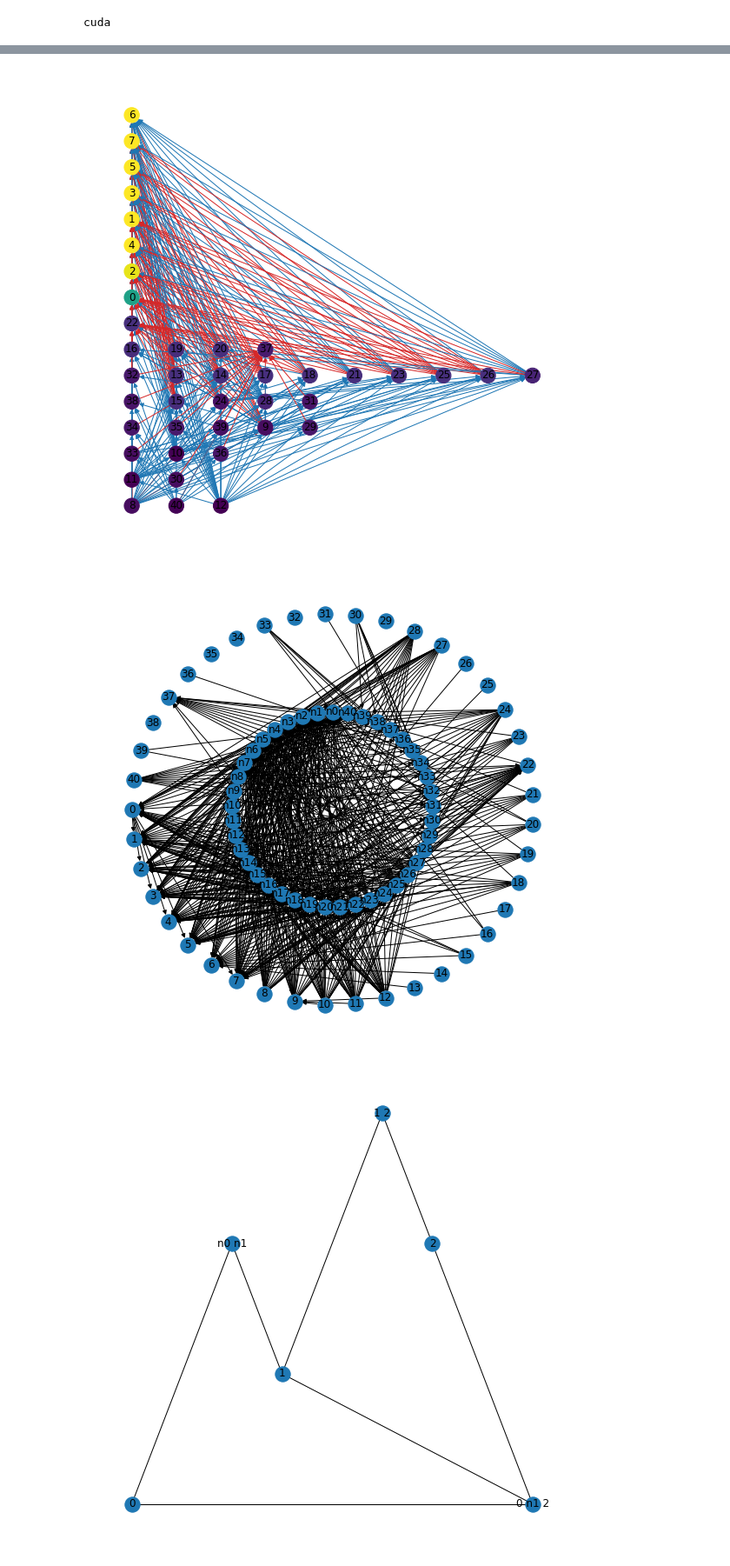
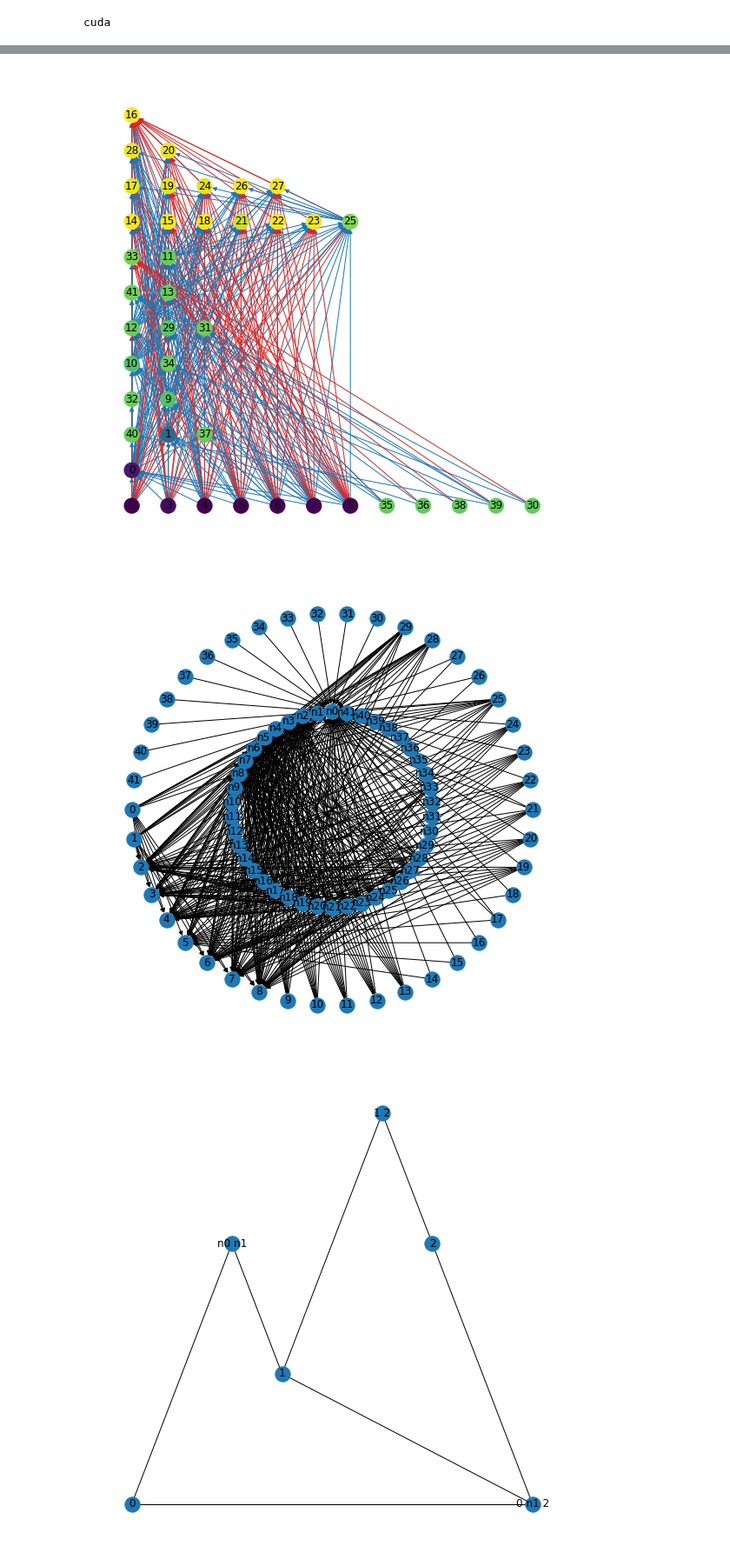
Before and after one commit to atatomir/CCN, a Jupyter notebook: experiments/Stratification.ipynb, the cells around one changed output, grey strips where cells are left out. Shown at 87% size. Cells and saved outputs as stored; diff of their text form; code cells hidden in the pictures.

```diff
--- a/experiments/Stratification.ipynb
+++ b/experiments/Stratification.ipynb
@@ -16,13 +16,17 @@ print(len(constraints))
 clauses = ClausesGroup.from_constraints_group(constraints)
 print(len(clauses))
 
-centrality = 'katz'
+n0 = Literal(0, False)
+clauses = [Clause([Literal(lit.atom + 1, lit.positive) for lit in clause] + [n0]) for clause in clauses]
+clauses = ClausesGroup(clauses)
+
+centrality = 'rev-katz'
 constraints = clauses.stratify(centrality)
 strata = len(constraints)
 print(strata)
 
 print(constraints[0].heads())
-print(constraints[1].heads())
+#print(constraints[1].heads())
 
 lens = [len(group) for group in constraints]
 print(lens)
@@ -107,20 +99,20 @@ node_color = [centrality[node] for node in G.nodes()]
 nx.draw(G, with_labels=True, pos=pos, edge_color=edge_color, node_color=node_color)
 plt.show()
 # %% [output]
-[figure, old version]
+[figure, new version]
 # %%
 G = aux.duograph()
 
-outer = [str(Literal(atom, True)) for atom in range(41)]
-inner = [str(Literal(atom, False)) for atom in range(41)]
+outer = [str(Literal(atom, True)) for atom in range(42)]
+inner = [str(Literal(atom, False)) for atom in range(42)]
 
 plt.figure(figsize=(10, 10))
 ax = plt.subplot()
 pos = nx.shell_layout(G, [inner, outer])
 nx.draw(G, pos=pos, with_labels=True)
 plt.show()
 # %% [output]
-[figure, old version]
+[figure, new version]
 # %%
 constraints = ConstraintsGroup('../constraints/example')
 clauses = ClausesGroup.from_constraints_group(constraints)
```
Also changed, not shown: parts of 3 cells of this notebook, 1 other file.
